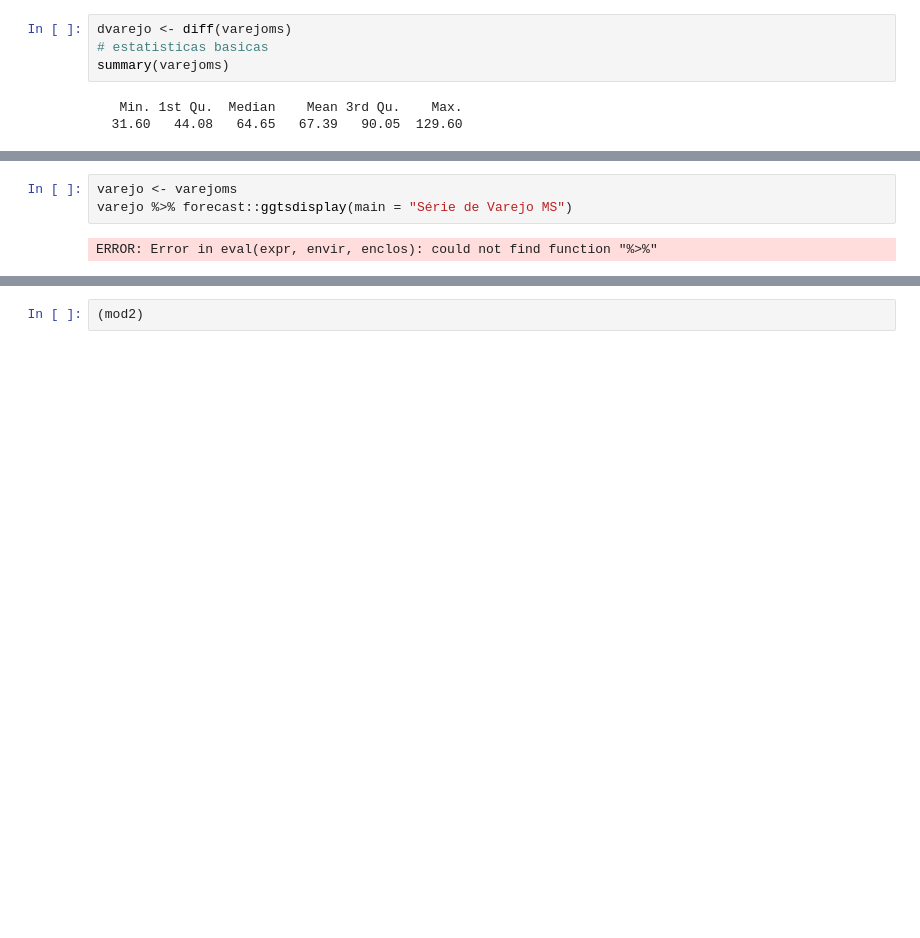
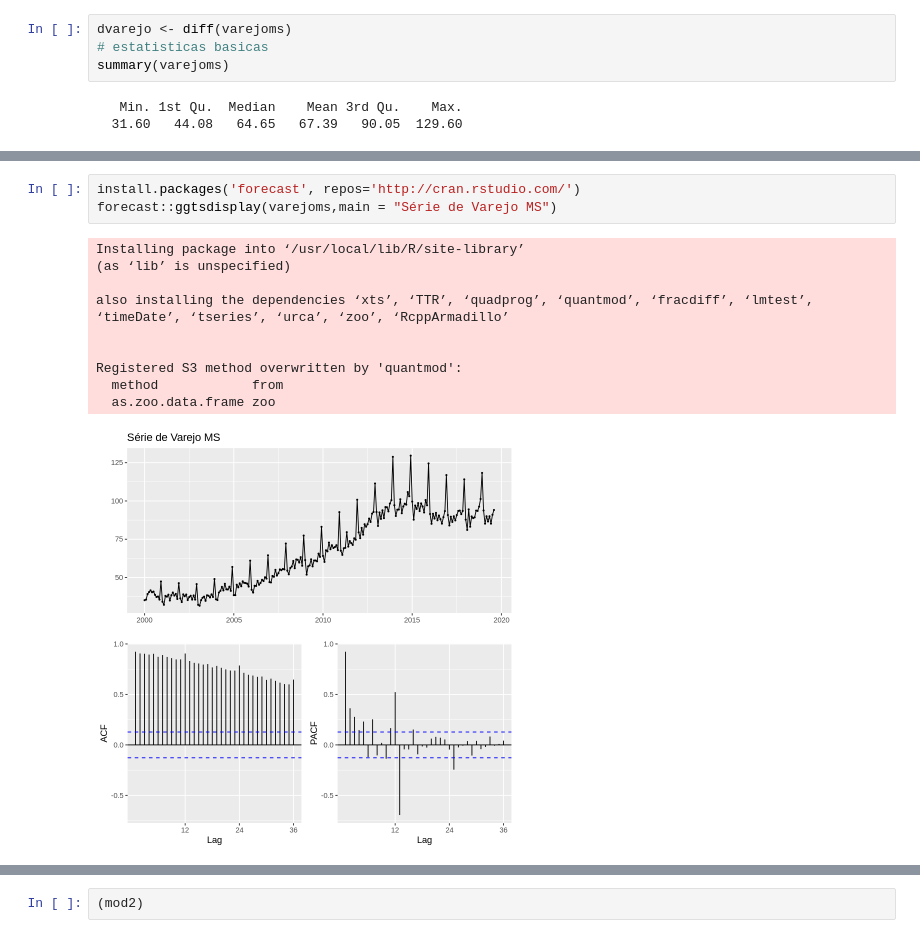
Before and after one commit to amrofi/jupyter_rnotebook, a Jupyter notebook: varejoms+com+forecast+Theta.ipynb, the cells around one changed output, grey strips where cells are left out. Drawn from its saved outputs; the diff is of its cells as text; blank space fills up the shorter version.

```diff
--- a/varejoms+com+forecast+Theta.ipynb
+++ b/varejoms+com+forecast+Theta.ipynb
@@ -57,5 +59,14 @@ plot(varejoms)
 # %%
-varejo <- varejoms
-varejo %>% forecast::ggtsdisplay(main = "Série de Varejo MS")
+install.packages('forecast', repos='http://cran.rstudio.com/')
+forecast::ggtsdisplay(varejoms,main = "Série de Varejo MS")
 # %% [output]
-ERROR: Error in eval(expr, envir, enclos): could not find function "%>%"
+Installing package into ‘/usr/local/lib/R/site-library’
+(as ‘lib’ is unspecified)
+
+also installing the dependencies ‘xts’, ‘TTR’, ‘quadprog’, ‘quantmod’, ‘fracdiff’, ‘lmtest’, ‘timeDate’, ‘tseries’, ‘urca’, ‘zoo’, ‘RcppArmadillo’
+
+
+Registered S3 method overwritten by 'quantmod':
+  method            from
+  as.zoo.data.frame zoo
+[figure, added]
```
Also changed, not shown: parts of 19 cells of this notebook.
